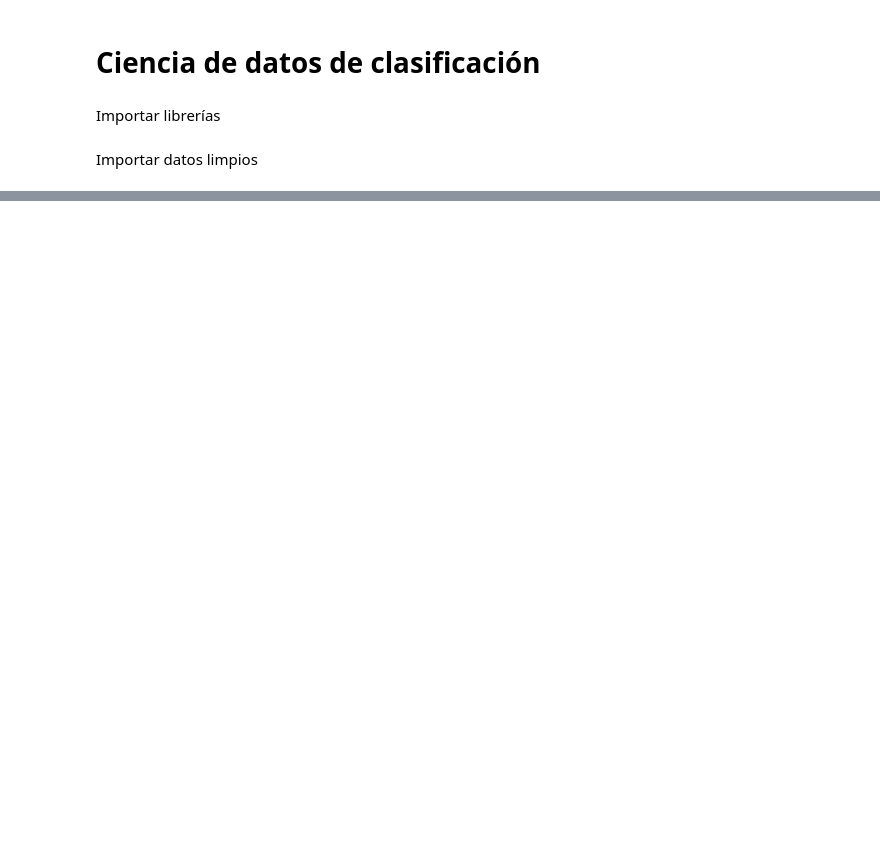
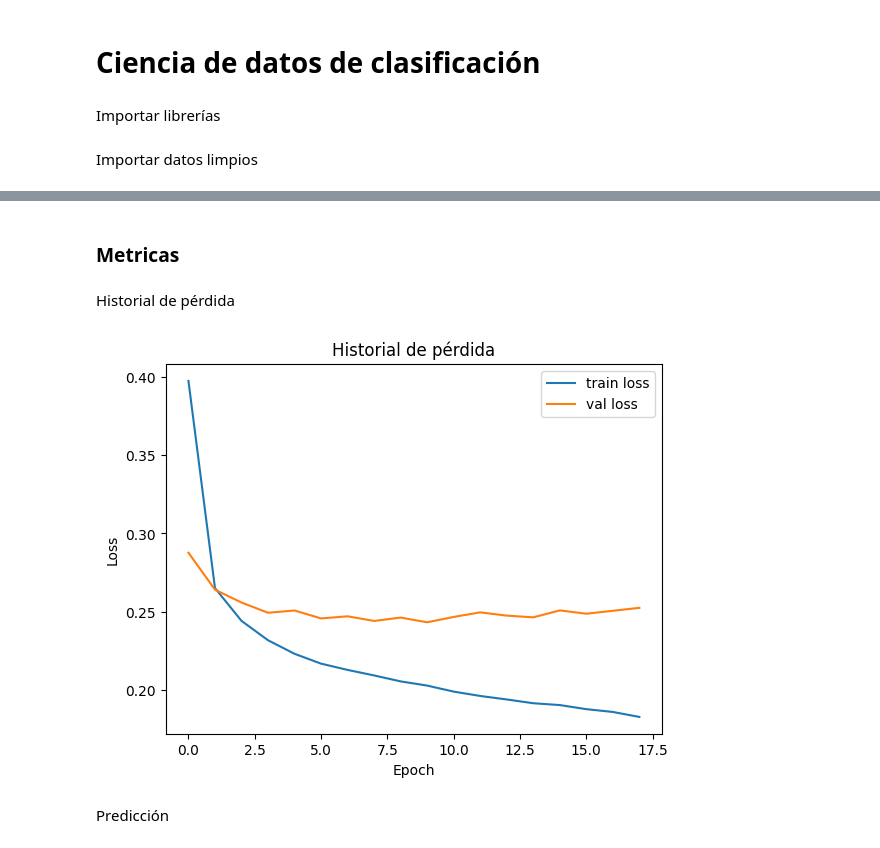
Before and after one commit to sofiapaezpascua-ops/proyecto-2, a Jupyter notebook: Ciencia de datos clasificacion/Modelos de clasificacion.ipynb, the cells around one changed output, grey strips where cells are left out. Drawn from its saved outputs; the diff is of its cells as text; code cells hidden in the pictures; blank space fills up the shorter version.

Commit message:
Modelo inicial

```diff
--- a/Ciencia de datos clasificacion/Modelos de clasificacion.ipynb
+++ b/Ciencia de datos clasificacion/Modelos de clasificacion.ipynb
@@ -40,0 +69,3 @@ np.percentile(ratings,65)
+# %%
+val = train.sample(frac=0.2, random_state=100)
+train = train.drop(val.index)
@@ -40,0 +121,23 @@ np.percentile(ratings,65)
+# %%
+feats_encoded=[]
+len_feats=len(feats_encoded)
+for i,feat in enumerate(cols_num):
+  feats_encoded.append(
+      encode_numerical_feature(inputs[len_feats+i], feat, train_ds)
+  )
+
+len_feats=len(feats_encoded)
+
+for i,feat in enumerate(cols_bin):
+  feats_encoded.append(
+      encode_categorical_feature(inputs[len_feats+i], feat, train_ds, False)
+  )
+
+len_feats=len(feats_encoded)
+
+for i,feat in enumerate(cols_string):
+  feats_encoded.append(
+      encode_categorical_feature(inputs[len_feats+i], feat, train_ds, True)
+  )
+
+all_feats = keras.layers.concatenate(feats_encoded)
@@ -40,0 +148,5 @@ np.percentile(ratings,65)
+# %%
+model_layers = keras.layers.Dense(32, activation='relu')(all_feats)
+model_layers = keras.layers.Dense(1, activation='sigmoid')(model_layers)
+model = keras.Model(inputs, model_layers)
+model.compile(optimizer='adam', loss='binary_crossentropy', metrics=['accuracy'])
@@ -40,0 +162,7 @@ np.percentile(ratings,65)
+# %%
+history = model.fit(
+    train_ds,
+    epochs=60,
+    validation_data=val_ds,
+    callbacks=[keras.callbacks.EarlyStopping(patience=8, restore_best_weights=True)]
+)
@@ -40,0 +187,15 @@ np.percentile(ratings,65)
+# %% [markdown]
+### Metricas
+# %% [markdown]
+Historial de pérdida
+# %%
+# Pérdida
+plt.figure()
+plt.plot(history.history["loss"], label="train loss")
+plt.plot(history.history["val_loss"], label="val loss")
+plt.xlabel("Epoch"); plt.ylabel("Loss"); plt.title("Historial de pérdida")
+plt.legend(); plt.show()
+# %% [output]
+[figure, added]
+# %% [markdown]
+Predicción
```
Also changed, not shown: parts of 38 cells of this notebook.
